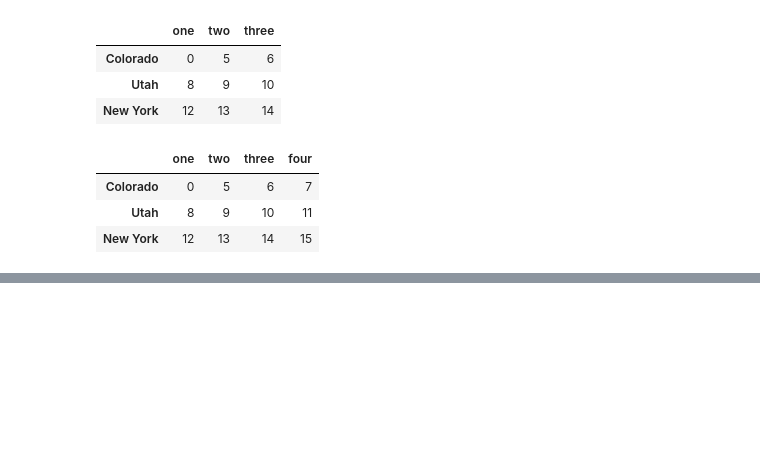
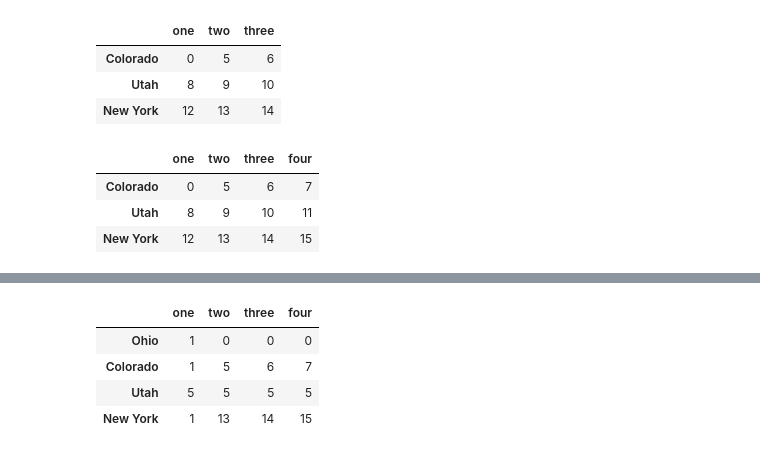
Before and after one commit to mapea1606/data-analysis-sandbox, a Jupyter notebook: notebooks/Introduction_to_pandas.ipynb, the cells around one changed output, grey strips where cells are left out. Saved outputs shown, nothing was run; the diff lists cells and outputs as text; code cells hidden in the pictures; blank space fills up the shorter version.

```diff
--- a/notebooks/Introduction_to_pandas.ipynb
+++ b/notebooks/Introduction_to_pandas.ipynb
@@ -871,0 +917,8 @@ data.loc[data.three >= 2]
+# %%
+data
+# %% [output]
+|  | one | two | three | four |
+| Ohio | 1 | 0 | 0 | 0 |
+| Colorado | 1 | 5 | 6 | 7 |
+| Utah | 5 | 5 | 5 | 5 |
+| New York | 1 | 13 | 14 | 15 |
```
Also changed, not shown: parts of 40 cells of this notebook.
